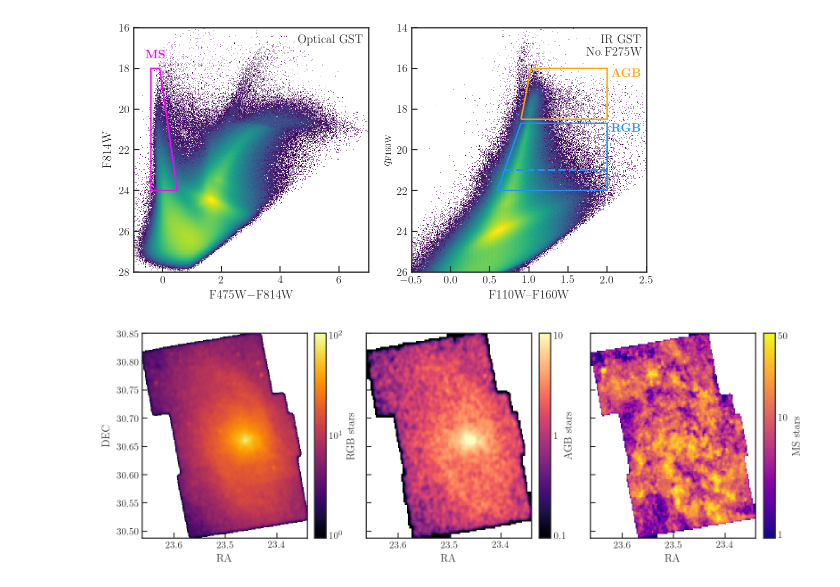
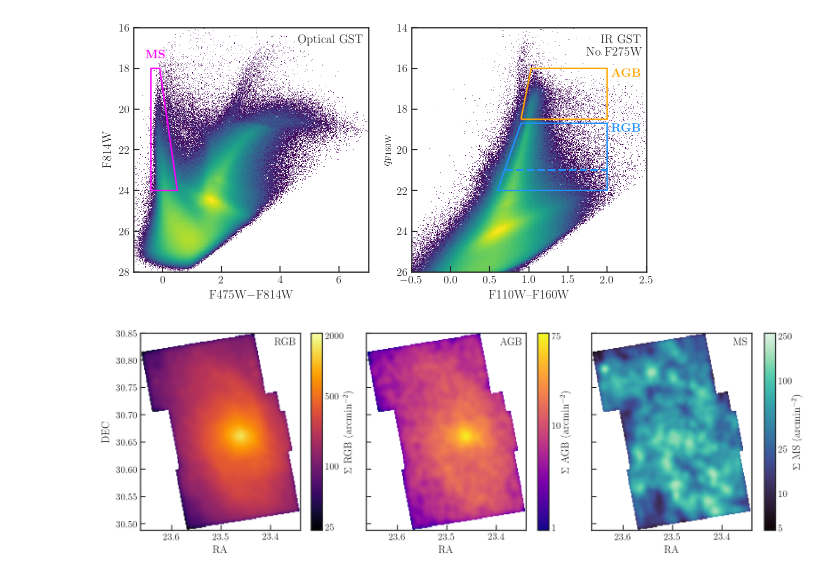
Before and after one commit to meredith-durbin/m33_survey_plots, a Jupyter notebook: RGB AGB MS.ipynb, the cells around one changed output. Saved outputs shown, nothing was run; the diff lists cells and outputs as text; code cells hidden in the pictures.

Commit message:
change colormaps

```diff
--- a/RGB AGB MS.ipynb
+++ b/RGB AGB MS.ipynb
@@ -161,61 +160,90 @@ fig.savefig('figures/CMD_selections_RGB_AGB_MS_mjd.pdf', dpi=300, bbox_inches='t
 # %% [output]
 [figure]
 # %%
+ra_round, dec_round = np.round(ds.minmax(['RA', 'DEC']) * 600)
+ra_shape = np.diff(ra_round).astype(int)[0]
+dec_shape = np.diff(dec_round).astype(int)[0]
+ra_lim = ra_round / 600
+dec_lim = dec_round / 600
+
 fig, (ax1, ax2, ax3) = plt.subplots(1, 3, figsize=(12, 4))
 
 plt.sca(ax1)
-vmin_rgb, vmax_rgb, cmap_rgb = 0.95, 105, 'inferno'
-rgb_outer = ds.count('RA', selection='RGB_outer', binby=['DEC','RA'],
-                     limits='minmax', shape=300)
-rgb_inner = ds.count('RA', selection='RGB_inner', binby=['DEC','RA'],
-                     limits='minmax', shape=300) * scale_factor
+vmin_rgb, vmax_rgb, cmap_rgb = 2.33, 210, 'inferno'
+allstars = ds.mean('RA', selection='F160W_VEGA < 99', binby=['DEC', 'RA'],
+                    limits=[dec_lim, ra_lim], shape=(dec_shape, ra_shape))
+rgb_outer = ds.count('*', selection='RGB_outer', binby=['DEC', 'RA'],
+                     limits=[dec_lim, ra_lim], shape=(dec_shape, ra_shape))
+rgb_inner = ds.count('*', selection='RGB_inner', binby=['DEC', 'RA'],
+                     limits=[dec_lim, ra_lim], shape=(dec_shape, ra_shape)) * scale_factor
 rgb = rgb_outer + rgb_inner
-rgb_conv = convolve(rgb, Gaussian2DKernel(x_stddev=2))
-rgb_conv[rgb_conv < 0.5] = np.nan
+rgb_conv = convolve(rgb, Gaussian2DKernel(x_stddev=3))
+rgb_conv[~np.isfinite(allstars)] = np.nan
 ax1.imshow(rgb_conv, origin='lower', aspect=1.1, cmap=cmap_rgb,
            norm=mpl.colors.LogNorm(vmin=vmin_rgb, vmax=vmax_rgb),
-           extent=[*ds.minmax('RA'), *ds.minmax('DEC')])
+           extent=[*ra_lim, *dec_lim], interpolation=None)
 ax1.set_xlabel('RA')
 ax1.set_ylabel('DEC')
 
 plt.sca(ax2)
-vmin_agb, vmax_agb, cmap_agb = 0.095, 10.5, 'magma'
-ds.plot('RA','DEC', selection='AGB', limits='minmax', shape=150,
-        f='log10', aspect=1.1, colormap=cmap_agb, smooth_pre=1, smooth_post=0.6, interpolation='None',
-        vmin=np.log10(vmin_agb), vmax=np.log10(vmax_agb), colorbar=False)
+vmin_agb, vmax_agb, cmap_agb = 0.095, 8, 'plasma'
+agb = ds.count('*', selection='AGB', binby=['DEC', 'RA'],
+               limits=[dec_lim, ra_lim], shape=(dec_shape, ra_shape))
+agb_conv = convolve(agb, Gaussian2DKernel(x_stddev=3))
+agb_conv[~np.isfinite(allstars)] = np.nan
+ax2.imshow(agb_conv, origin='lower', aspect=1.1, cmap=cmap_agb,
+           norm=mpl.colors.LogNorm(vmin=vmin_agb, vmax=vmax_agb),
+           extent=[*ra_lim, *dec_lim], interpolation=None)
+# ds.plot('RA', 'DEC', selection='AGB', limits='minmax', shape=150,
+#         f='log10', aspect=1.1, colormap=cmap_agb, smooth_pre=1, smooth_post=0.6, interpolation='None',
+#         vmin=np.log10(vmin_agb), vmax=np.log10(vmax_agb), colorbar=False)
 
 plt.sca(ax3)
-vmin_ms, vmax_ms, cmap_ms = 0.94, 52, 'plasma'
-ds.plot('RA','DEC', selection='MS', limits='minmax', shape=150,
-        f='log10', aspect=1.1, colormap=cmap_ms, smooth_pre=0.6, smooth_post=0.4, interpolation='None',
-        vmin=np.log10(vmin_ms), vmax=np.log10(vmax_ms), colorbar=False)
+vmin_ms, vmax_ms, cmap_ms = 0.475, 26.5, sns.color_palette('mako', as_cmap=True)
+ms = ds.count('*', selection='MS', binby=['DEC', 'RA'],
+              limits=[dec_lim, ra_lim], shape=(dec_shape, ra_shape))
+ms_conv = convolve(ms, Gaussian2DKernel(x_stddev=3))
+ms_conv[~np.isfinite(allstars)] = np.nan
+ax3.imshow(ms_conv, origin='lower', aspect=1.1, cmap=cmap_ms,
+           norm=mpl.colors.LogNorm(vmin=vmin_ms, vmax=vmax_ms),
+           extent=[*ra_lim, *dec_lim], interpolation=None)
+# ds.plot('RA', 'DEC', selection='MS', limits='minmax', shape=150,
+#         f='log10', aspect=1.1, colormap=cmap_ms, smooth_pre=0.6, smooth_post=0.4, interpolation='None',
+#         vmin=np.log10(vmin_ms), vmax=np.log10(vmax_ms), colorbar=False)
 
-for ax in [ax1, ax2, ax3]:
+for ax, label in zip([ax1, ax2, ax3], ['RGB', 'AGB', 'MS']):
     ax.invert_xaxis()
+    ax.text(0.975, 0.975, label, va='top', ha='right', transform=ax.transAxes)
     if ax != ax1:
         ax.set_yticklabels([])
         ax.set_ylabel('')
+        ax.set_xlabel('RA')
 
 fig.tight_layout(w_pad=7)
 
-add_colorbar(fig, ax1, cmap=cmap_rgb, vmin=vmin_rgb, vmax=vmax_rgb,
-             norm='LogNorm', offset=0.04, width=0.015,
-             label='RGB stars')
-cb = add_colorbar(fig, ax2, cmap=cmap_agb, vmin=vmin_agb, vmax=vmax_agb,
+cb = add_colorbar(fig, ax1, cmap=cmap_rgb, vmin=vmin_rgb*10, vmax=vmax_rgb*10,
+                  norm='LogNorm', offset=0.04, width=0.015)
+ticks_rgb = [25, 100, 500, 2000]
+cb.set_ticks(ticks_rgb)
+cb.set_ticklabels(ticks_rgb)
+cb.set_label('$\Sigma$ RGB (arcmin$^{-2}$)', labelpad=-1)
+cb = add_colorbar(fig, ax2, cmap=cmap_agb, vmin=vmin_agb*10, vmax=vmax_agb*10,
              norm='LogNorm', offset=0.01, width=0.015, label=None)
-cb.set_ticks([0.1, 1, 10])
-cb.set_ticklabels([0.1, 1, 10])
-cb.set_label('AGB stars', labelpad=-2)
-cb = add_colorbar(fig, ax3, cmap=cmap_ms, vmin=vmin_ms, vmax=vmax_ms,
-             norm='LogNorm', offset=-0.02, width=0.015,
-             label='MS stars')
-cb.set_ticks([1, 10, 50])
-cb.set_ticklabels([1, 10, 50])
+ticks_agb = [1, 10, 75]
+cb.set_ticks(ticks_agb)
+cb.set_ticklabels(ticks_agb)
+cb.set_label('$\Sigma$ AGB (arcmin$^{-2}$)', labelpad=-1)
+cb = add_colorbar(fig, ax3, cmap=cmap_ms, vmin=vmin_ms*10, vmax=vmax_ms*10,
+                  norm='LogNorm', offset=-0.02, width=0.015)
+ticks_ms = [5, 10, 25, 100, 250]
+cb.set_ticks(ticks_ms)
+cb.set_ticklabels(ticks_ms)
+cb.set_label('$\Sigma$ MS (arcmin$^{-2}$)', labelpad=-1)
 
 fig.tight_layout()
 fig.savefig('figures/AGB_RGB_MS_mjd.pdf', dpi=300, bbox_inches='tight')
 # %% [output]
-[figure, old version]
+[figure, new version]
 # %%
 rgb_bright = ds.count('*', binby=['DEC', 'RA'], selection='RGB_bright',
                       shape=50, limits=[ds.minmax('DEC'), ds.minmax('RA')])
```
Also changed, not shown: parts of 4 cells of this notebook, 4 other files.
